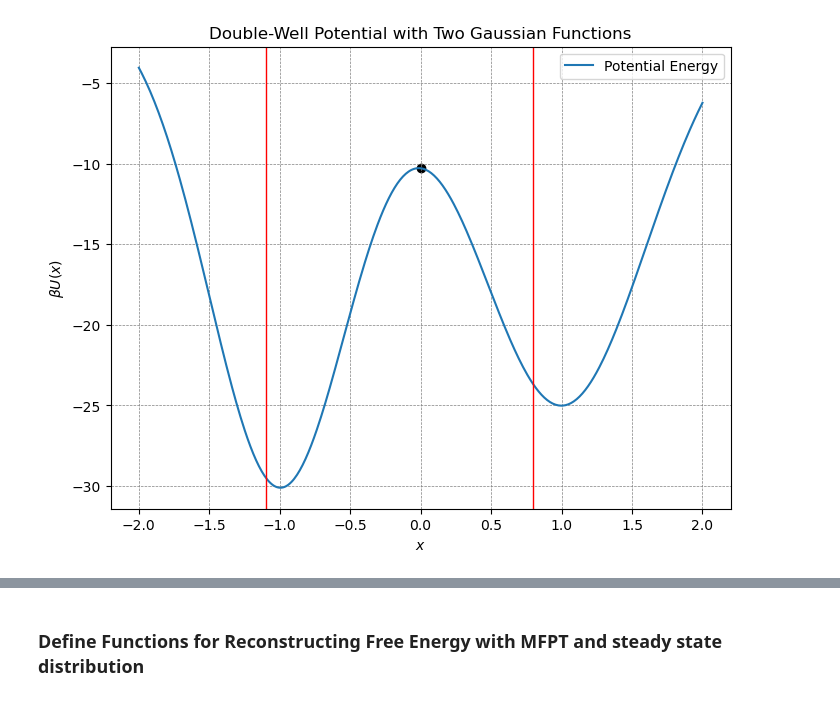
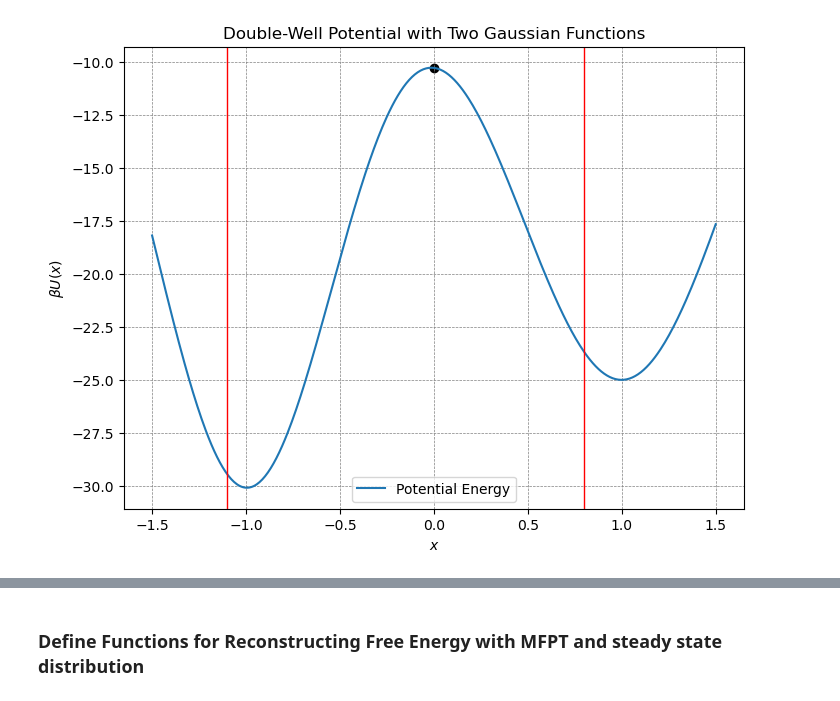
Before and after one commit to 5JKY/test, a Jupyter notebook: experiments/MFPT_Pst_reconst/revolution/frugal_version_top_injection/test_frugal_top_inject_RW_reconst_high.ipynb, the cells around one changed output, grey strips where cells are left out. Cells and saved outputs as stored; diff of their text form; code cells hidden in the pictures.

```diff
--- a/experiments/MFPT_Pst_reconst/revolution/frugal_version_top_injection/test_frugal_top_inject_RW_reconst_high.ipynb
+++ b/experiments/MFPT_Pst_reconst/revolution/frugal_version_top_injection/test_frugal_top_inject_RW_reconst_high.ipynb
@@ -4,33 +4,34 @@ import matplotlib.pyplot as plt
 from scipy.sparse.linalg import spsolve
 from scipy.integrate import quad
 from scipy.interpolate import interp1d, PchipInterpolator, CubicSpline
 
 # Define the double-well potential using two Gaussian functions
+# def double_gaussian_potential(x, A1=3, mu1=-1, sigma1=0.5, A2=4, mu2=1, sigma2=0.6):
 def double_gaussian_potential(x, A1=30, mu1=-1, sigma1=0.5, A2=25, mu2=1, sigma2=0.6):
     V1 = A1 * np.exp(-((x - mu1)**2) / (2 * sigma1**2))
     V2 = A2 * np.exp(-((x - mu2)**2) / (2 * sigma2**2))
     return -(V1 + V2)
 beta_U = double_gaussian_potential
 
 D0 = 0.01
 def D(x):
     # return D0*x**(2/3)
     return D0*x**0
-x = np.linspace(-2, 2, 400)
+x = np.linspace(-1.5, 1.5, 400)
 
 # Plot the potential
 plt.figure(figsize=(8, 6))
 plt.plot(x, beta_U(x), label='Potential Energy')
 plt.title('Double-Well Potential with Two Gaussian Functions')
 plt.xlabel('$x$')
 plt.ylabel(r'$\beta U(x)$')
 # plt.axhline(0, color='black',linewidth=0.5)
 plt.axvline(0.8, color='red',linewidth=1)
 plt.axvline(-1.1, color='red',linewidth=1)
 plt.scatter(0, beta_U(0), color='black')
 plt.grid(color = 'gray', linestyle = '--', linewidth = 0.5)
 plt.legend()
 plt.show()
 # %% [output]
-[figure, old version]
+[figure, new version]
 # %%
```
Also changed, not shown: parts of 13 cells of this notebook, 5 other files.
